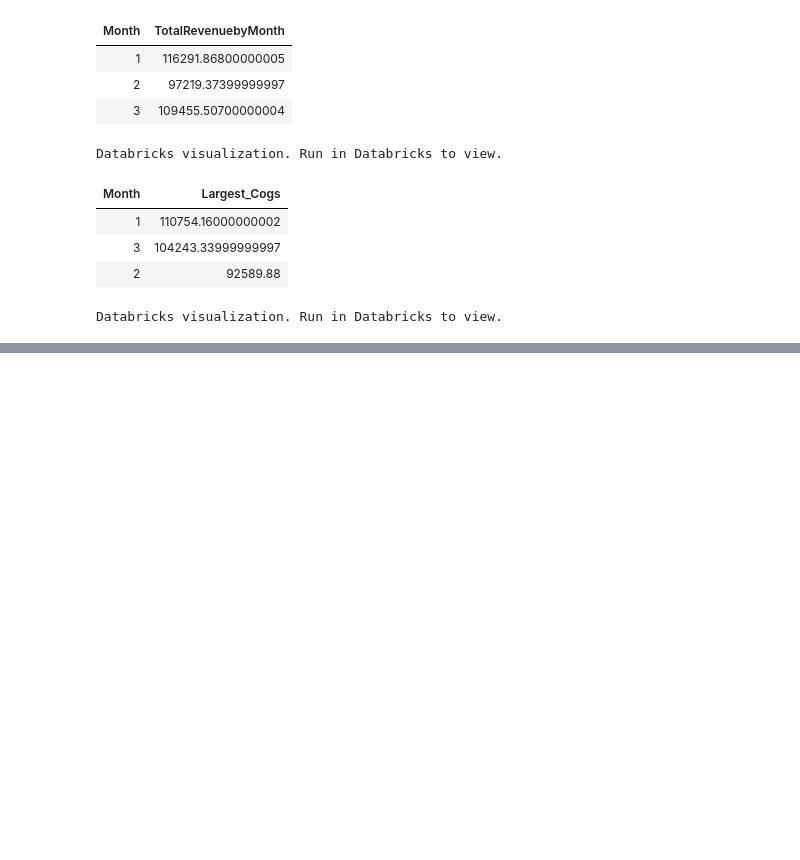
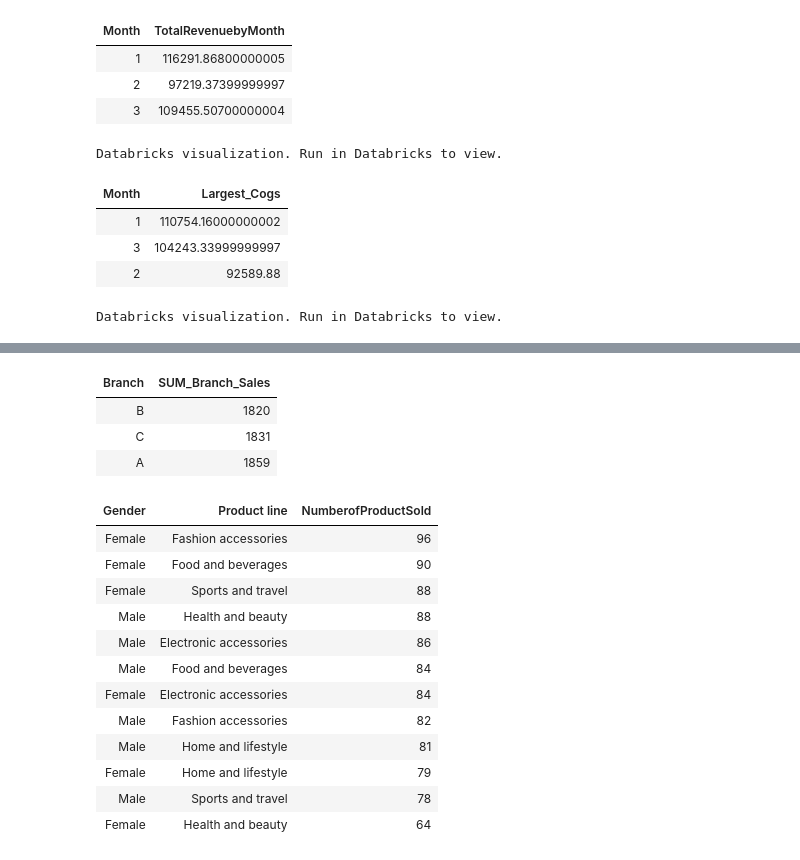
Before and after one commit to thanhphat2609/Practice_PySpark_SQL, a Jupyter notebook: walmartsales/WalmartSales_Analysis.ipynb, the cells around one changed output, grey strips where cells are left out. Cells and saved outputs as stored; diff of their text form; code cells hidden in the pictures; blank space fills up the shorter version.

```diff
--- a/walmartsales/WalmartSales_Analysis.ipynb
+++ b/walmartsales/WalmartSales_Analysis.ipynb
@@ -171,3 +171,40 @@ display(largest_cogs)
 | 3 | 104243.33999999997 |
 | 2 | 92589.88 |
 Databricks visualization. Run in Databricks to view.
+# %%
+# 3.6. What product line had the largest revenue?
+product_largest_revenue = walmartsales_df.groupBy("Product line").agg({"Total": "sum"}) \
+                                                                 .withColumnRenamed("sum(Total)", "TotalRevenue") \
+                                                                 .orderBy("TotalRevenue", ascending = False)
+
+# 3.7. What is the city with the largest revenue?
+city_largest_revenue = walmartsales_df.groupBy("City").agg({"Total": "sum"}) \
+                                                      .withColumnRenamed("sum(Total)", "TotalRevenue") \
+                                                      .orderBy("TotalRevenue", ascending = False)
+
+# 3.8. What product line had the largest VAT?
+product_largest_vat = walmartsales_df.groupBy("Product line").agg({"Tax 5%": "avg"}) \
+                                                             .withColumnRenamed("avg(Tax 5%)", "Largest VAT") \
+                                                             .orderBy("Largest VAT", ascending = False)
+
+# 3.9. Fetch each product line and add a column to those product line showing "Good", "Bad". Good if its greater than average sales
+average_sales = walmartsales_df.agg({"Quantity": "avg"}).collect()[0][0]
+fetch_product_status = walmartsales_df.groupBy("Product line").agg({"Quantity": "avg"}) \
+                                                         .withColumnRenamed("avg(Quantity)", "AVG_Sales_Product") \
+                                                         .withColumn("Status_Product", F.when(F.col("AVG_Sales_Product") > average_sales, "Good").otherwise("Bad")) \
+                                                         .select(["Product line", "Status_Product"])
+
+# 3.10. Which branch sold more products than average product sold?
+branch_sold_avg = walmartsales_df.groupBy("Branch").agg({"Quantity": "sum"}) \
+                                                   .withColumnRenamed("sum(Quantity)", "SUM_Branch_Sales") \
+                                                   .filter(F.col("SUM_Branch_Sales") > average_sales) \
+                                                   .orderBy("SUM_Branch_Sales", ascending = True)
+
+# 3.11. What is the most common product line by gender?
+most_product_gender = walmartsales_df.groupBy(["Gender", "Product line"]).agg({"Product line": "count"}) \
+                                                       .withColumnRenamed("count(Product line)", "NumberofProductSold") \
+                                                       .orderBy("NumberofProductSold", ascending = False)
+# 3.12. What is the average rating of each product line?
+average_rating_product = walmartsales_df.groupBy("Product line").agg({"Rating": "avg"}) \
+                                                                .withColumnRenamed("avg(Rating)", "AVG_Rating") \
+                                                                .orderBy("AVG_Rating", ascending = False)
@@ -173,0 +248,23 @@ Databricks visualization. Run in Databricks to view.
+# %%
+display(branch_sold_avg)
+# %% [output]
+| Branch | SUM_Branch_Sales |
+| B | 1820 |
+| C | 1831 |
+| A | 1859 |
+# %%
+display(most_product_gender)
+# %% [output]
+| Gender | Product line | NumberofProductSold |
+| Female | Fashion accessories | 96 |
+| Female | Food and beverages | 90 |
+| Female | Sports and travel | 88 |
+| Male | Health and beauty | 88 |
+| Male | Electronic accessories | 86 |
+| Male | Food and beverages | 84 |
+| Female | Electronic accessories | 84 |
+| Male | Fashion accessories | 82 |
+| Male | Home and lifestyle | 81 |
+| Female | Home and lifestyle | 79 |
+| Male | Sports and travel | 78 |
+| Female | Health and beauty | 64 |
```
Also changed, not shown: parts of 5 cells of this notebook.
